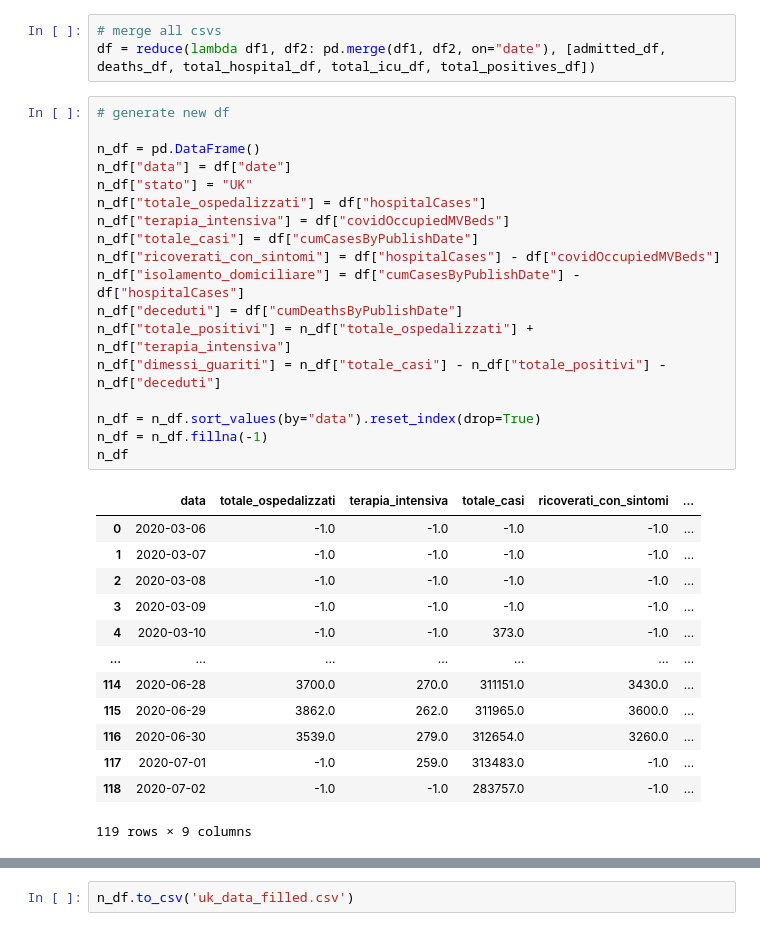
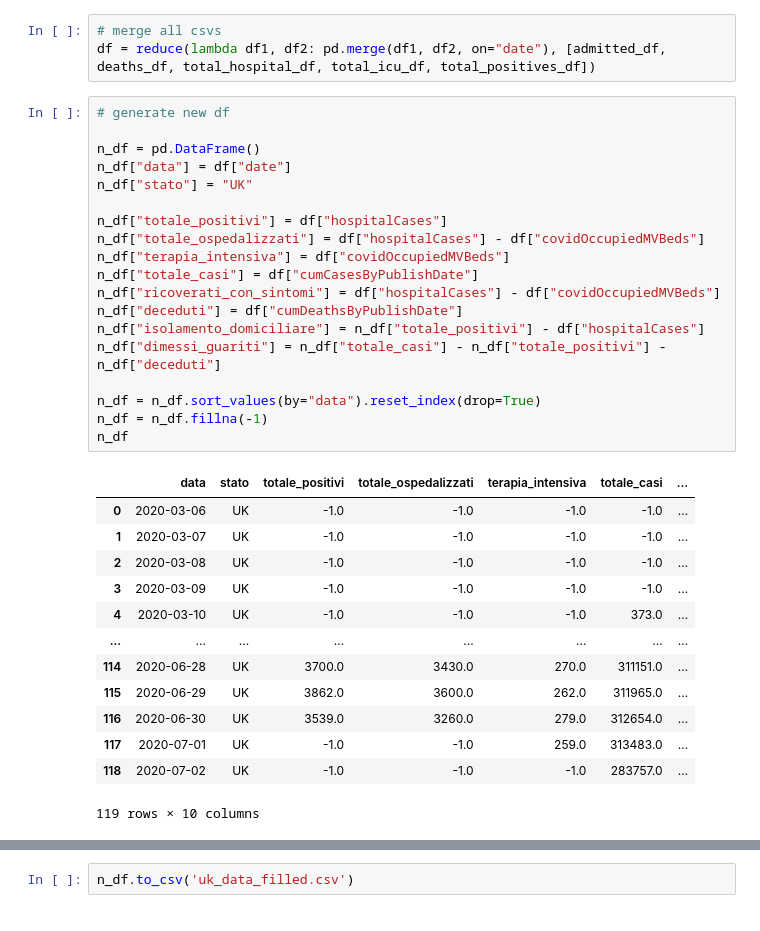
Before and after one commit to sailab-code/learning-sidarthe, a Jupyter notebook: dati-uk/process_uk_data.ipynb, the cells around one changed output, grey strips where cells are left out. Cells and saved outputs as stored; diff of their text form.

Commit message:
Update UK Data

```diff
--- a/dati-uk/process_uk_data.ipynb
+++ b/dati-uk/process_uk_data.ipynb
@@ -13,32 +14,33 @@ df = reduce(lambda df1, df2: pd.merge(df1, df2, on="date"), [admitted_df, deaths
 # %%
 # generate new df
 
 n_df = pd.DataFrame()
 n_df["data"] = df["date"]
 n_df["stato"] = "UK"
-n_df["totale_ospedalizzati"] = df["hospitalCases"]
+
+n_df["totale_positivi"] = df["hospitalCases"]
+n_df["totale_ospedalizzati"] = df["hospitalCases"] - df["covidOccupiedMVBeds"]
 n_df["terapia_intensiva"] = df["covidOccupiedMVBeds"]
 n_df["totale_casi"] = df["cumCasesByPublishDate"]
 n_df["ricoverati_con_sintomi"] = df["hospitalCases"] - df["covidOccupiedMVBeds"]
-n_df["isolamento_domiciliare"] = df["cumCasesByPublishDate"] - df["hospitalCases"]
 n_df["deceduti"] = df["cumDeathsByPublishDate"]
-n_df["totale_positivi"] = n_df["totale_ospedalizzati"] + n_df["terapia_intensiva"]
+n_df["isolamento_domiciliare"] = n_df["totale_positivi"] - df["hospitalCases"]
 n_df["dimessi_guariti"] = n_df["totale_casi"] - n_df["totale_positivi"] - n_df["deceduti"]
 
 n_df = n_df.sort_values(by="data").reset_index(drop=True)
 n_df = n_df.fillna(-1)
 n_df
 # %% [output]
-|  | data | totale_ospedalizzati | terapia_intensiva | totale_casi | ricoverati_con_sintomi | ... |
-| 0 | 2020-03-06 | -1.0 | -1.0 | -1.0 | -1.0 | ... |
-| 1 | 2020-03-07 | -1.0 | -1.0 | -1.0 | -1.0 | ... |
-| 2 | 2020-03-08 | -1.0 | -1.0 | -1.0 | -1.0 | ... |
-| 3 | 2020-03-09 | -1.0 | -1.0 | -1.0 | -1.0 | ... |
-| 4 | 2020-03-10 | -1.0 | -1.0 | 373.0 | -1.0 | ... |
-| ... | ... | ... | ... | ... | ... | ... |
-| 114 | 2020-06-28 | 3700.0 | 270.0 | 311151.0 | 3430.0 | ... |
-| 115 | 2020-06-29 | 3862.0 | 262.0 | 311965.0 | 3600.0 | ... |
-| 116 | 2020-06-30 | 3539.0 | 279.0 | 312654.0 | 3260.0 | ... |
-| 117 | 2020-07-01 | -1.0 | 259.0 | 313483.0 | -1.0 | ... |
-| 118 | 2020-07-02 | -1.0 | -1.0 | 283757.0 | -1.0 | ... |
+|  | data | stato | totale_positivi | totale_ospedalizzati | terapia_intensiva | totale_casi | ... |
+| 0 | 2020-03-06 | UK | -1.0 | -1.0 | -1.0 | -1.0 | ... |
+| 1 | 2020-03-07 | UK | -1.0 | -1.0 | -1.0 | -1.0 | ... |
+| 2 | 2020-03-08 | UK | -1.0 | -1.0 | -1.0 | -1.0 | ... |
+| 3 | 2020-03-09 | UK | -1.0 | -1.0 | -1.0 | -1.0 | ... |
+| 4 | 2020-03-10 | UK | -1.0 | -1.0 | -1.0 | 373.0 | ... |
+| ... | ... | ... | ... | ... | ... | ... | ... |
+| 114 | 2020-06-28 | UK | 3700.0 | 3430.0 | 270.0 | 311151.0 | ... |
+| 115 | 2020-06-29 | UK | 3862.0 | 3600.0 | 262.0 | 311965.0 | ... |
+| 116 | 2020-06-30 | UK | 3539.0 | 3260.0 | 279.0 | 312654.0 | ... |
+| 117 | 2020-07-01 | UK | -1.0 | -1.0 | 259.0 | 313483.0 | ... |
+| 118 | 2020-07-02 | UK | -1.0 | -1.0 | -1.0 | 283757.0 | ... |
-119 rows × 9 columns
+119 rows × 10 columns
```
Also changed, not shown: parts of 2 cells of this notebook, 1 other file.
